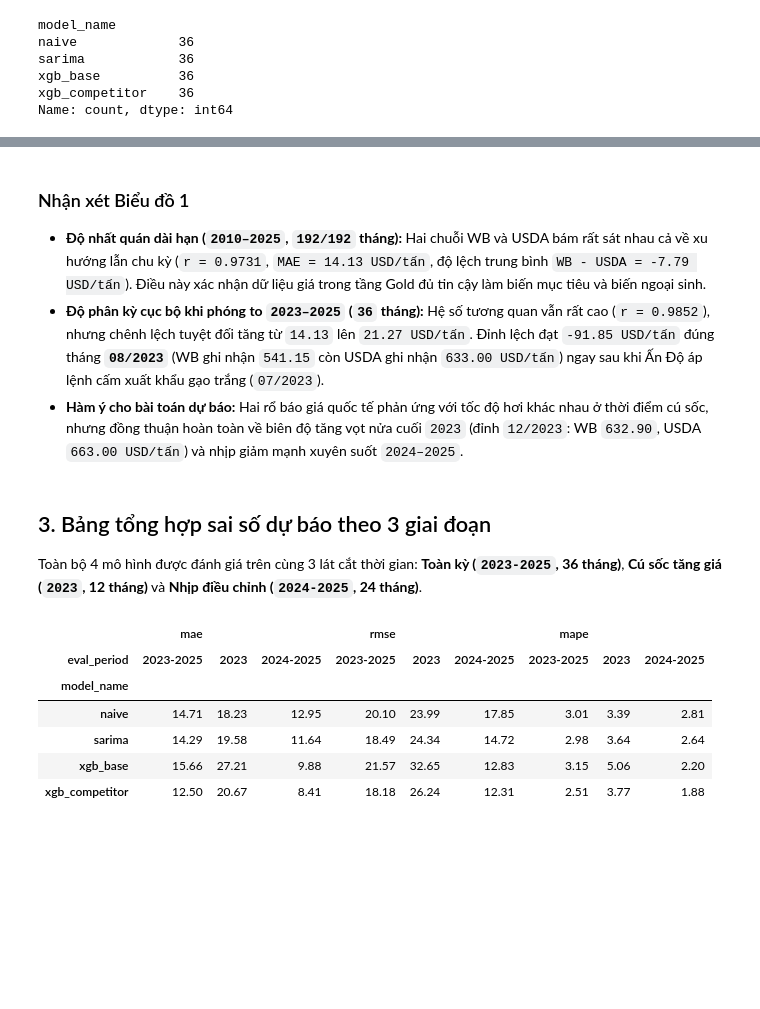
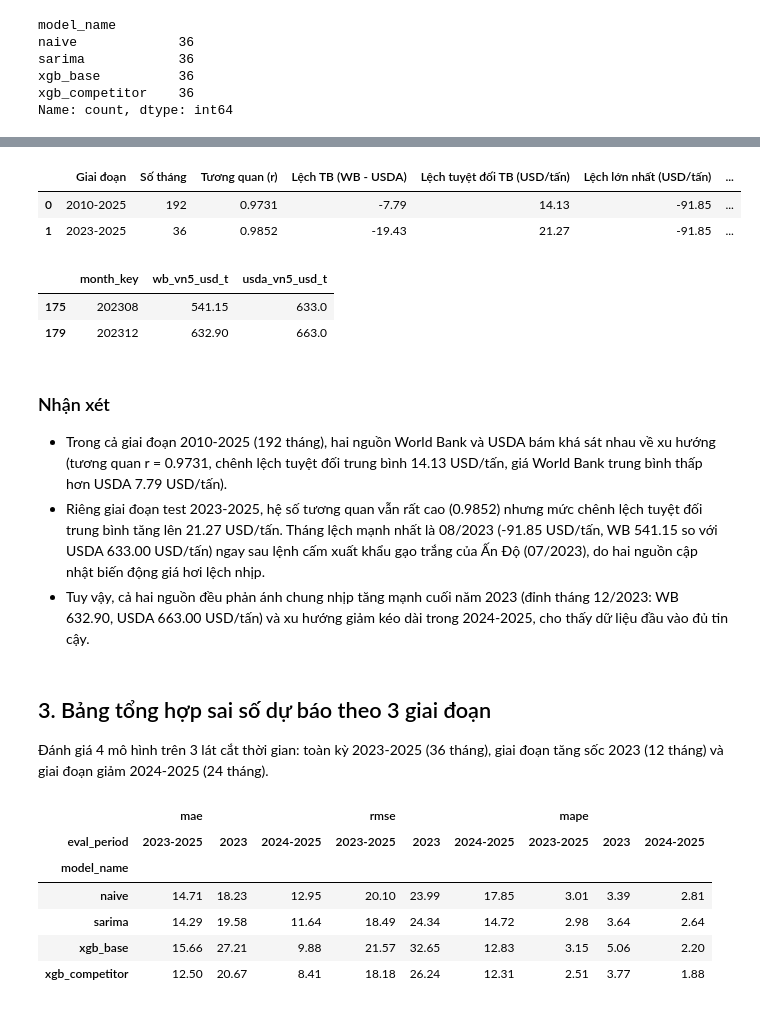
Before and after one commit to ngochai62325-maker/TLCN, a Jupyter notebook: notebooks/forecasting/01_forecast_summary.ipynb, the cells around one changed output, grey strips where cells are left out. Drawn from its saved outputs; the diff is of its cells as text; code cells hidden in the pictures; blank space fills up the shorter version.

```diff
--- a/notebooks/forecasting/01_forecast_summary.ipynb
+++ b/notebooks/forecasting/01_forecast_summary.ipynb
@@ -65,12 +65,37 @@ plt.show()
+# %%
+rows = []
+for label, start_mk, end_mk in [("2010-2025", 201001, 202512), ("2023-2025", 202301, 202512)]:
+    sub = gold_df[gold_df["month_key"].between(start_mk, end_mk)].copy()
+    diff = sub["wb_vn5_usd_t"] - sub["usda_vn5_usd_t"]
+    max_idx = diff.abs().idxmax()
+    rows.append({
+        "Giai đoạn": label,
+        "Số tháng": len(sub),
+        "Tương quan (r)": round(sub["wb_vn5_usd_t"].corr(sub["usda_vn5_usd_t"]), 4),
+        "Lệch TB (WB - USDA)": round(diff.mean(), 2),
+        "Lệch tuyệt đối TB (USD/tấn)": round(diff.abs().mean(), 2),
+        "Lệch lớn nhất (USD/tấn)": round(diff.loc[max_idx], 2),
+        "Tháng lệch nhất": int(sub.loc[max_idx, "month_key"]),
+    })
+
+display(pd.DataFrame(rows))
+gold_df.loc[gold_df["month_key"].isin([202308, 202312]), ["month_key", "wb_vn5_usd_t", "usda_vn5_usd_t"]].round(2)
+# %% [output]
+|  | Giai đoạn | Số tháng | Tương quan (r) | Lệch TB (WB - USDA) | Lệch tuyệt đối TB (USD/tấn) | Lệch lớn nhất (USD/tấn) | ... |
+| 0 | 2010-2025 | 192 | 0.9731 | -7.79 | 14.13 | -91.85 | ... |
+| 1 | 2023-2025 | 36 | 0.9852 | -19.43 | 21.27 | -91.85 | ... |
+|  | month_key | wb_vn5_usd_t | usda_vn5_usd_t |
+| 175 | 202308 | 541.15 | 633.0 |
+| 179 | 202312 | 632.90 | 663.0 |
 # %% [markdown]
-### Nhận xét Biểu đồ 1
-- **Độ nhất quán dài hạn (`2010–2025`, `192/192` tháng):** Hai chuỗi WB và USDA bám rất sát nhau cả về xu hướng lẫn chu kỳ (`r = 0.9731`, `MAE = 14.13 USD/tấn`, độ lệch trung bình `WB - USDA = -7.79 USD/tấn`). Điều này xác nhận dữ liệu giá trong tầng Gold đủ tin cậy làm biến mục tiêu và biến ngoại sinh.
-- **Độ phân kỳ cục bộ khi phóng to `2023–2025` (`36` tháng):** Hệ số tương quan vẫn rất cao (`r = 0.9852`), nhưng chênh lệch tuyệt đối tăng từ `14.13` lên `21.27 USD/tấn`. Đỉnh lệch đạt `-91.85 USD/tấn` đúng tháng **`08/2023`** (WB ghi nhận `541.15` còn USDA ghi nhận `633.00 USD/tấn`) ngay sau khi Ấn Độ áp lệnh cấm xuất khẩu gạo trắng (`07/2023`).
-- **Hàm ý cho bài toán dự báo:** Hai rổ báo giá quốc tế phản ứng với tốc độ hơi khác nhau ở thời điểm cú sốc, nhưng đồng thuận hoàn toàn về biên độ tăng vọt nửa cuối `2023` (đỉnh `12/2023`: WB `632.90`, USDA `663.00 USD/tấn`) và nhịp giảm mạnh xuyên suốt `2024–2025`.
+### Nhận xét
+- Trong cả giai đoạn 2010-2025 (192 tháng), hai nguồn World Bank và USDA bám khá sát nhau về xu hướng (tương quan r = 0.9731, chênh lệch tuyệt đối trung bình 14.13 USD/tấn, giá World Bank trung bình thấp hơn USDA 7.79 USD/tấn).
+- Riêng giai đoạn test 2023-2025, hệ số tương quan vẫn rất cao (0.9852) nhưng mức chênh lệch tuyệt đối trung bình tăng lên 21.27 USD/tấn. Tháng lệch mạnh nhất là 08/2023 (-91.85 USD/tấn, WB 541.15 so với USDA 633.00 USD/tấn) ngay sau lệnh cấm xuất khẩu gạo trắng của Ấn Độ (07/2023), do hai nguồn cập nhật biến động giá hơi lệch nhịp.
+- Tuy vậy, cả hai nguồn đều phản ánh chung nhịp tăng mạnh cuối năm 2023 (đỉnh tháng 12/2023: WB 632.90, USDA 663.00 USD/tấn) và xu hướng giảm kéo dài trong 2024-2025, cho thấy dữ liệu đầu vào đủ tin cậy.
 # %% [markdown]
 ## 3. Bảng tổng hợp sai số dự báo theo 3 giai đoạn
 
-Toàn bộ 4 mô hình được đánh giá trên cùng 3 lát cắt thời gian: **Toàn kỳ (`2023-2025`, 36 tháng)**, **Cú sốc tăng giá (`2023`, 12 tháng)** và **Nhịp điều chỉnh (`2024-2025`, 24 tháng)**.
+Đánh giá 4 mô hình trên 3 lát cắt thời gian: toàn kỳ 2023-2025 (36 tháng), giai đoạn tăng sốc 2023 (12 tháng) và giai đoạn giảm 2024-2025 (24 tháng).
 # %%
 table = metrics_df.pivot(index="model_name", columns="eval_period", values=["mae", "rmse", "mape"])
 table.reindex(index=["naive", "sarima", "xgb_base", "xgb_competitor"]).reindex(
```
Also changed, not shown: parts of 21 cells of this notebook, 6 other files.
